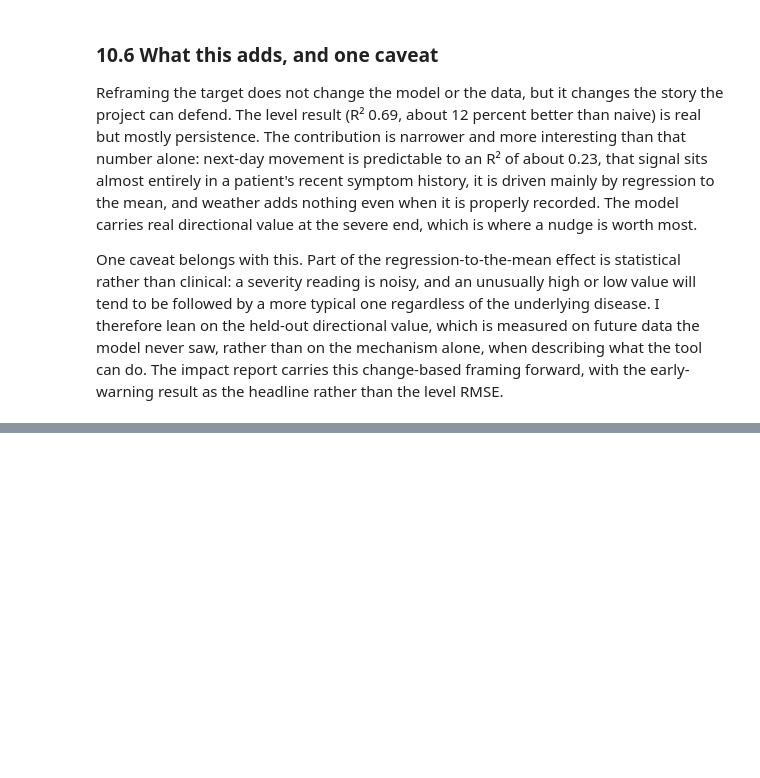
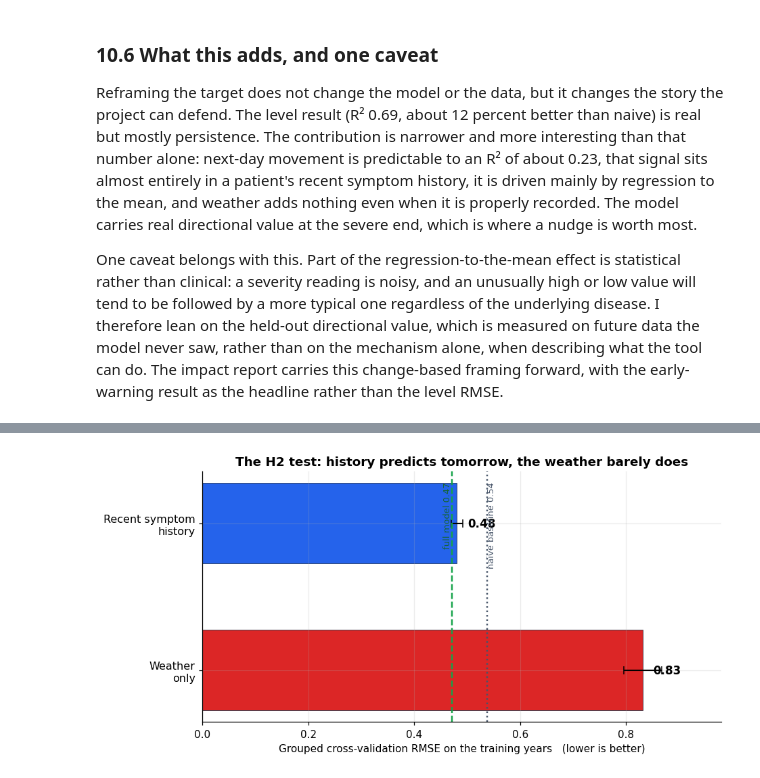
Before and after one commit to kempaviola/regression_health, a Jupyter notebook: notebooks/Viola_regression_capstone.ipynb, the cells around one changed output, grey strips where cells are left out. Cells and saved outputs as stored; diff of their text form; code cells hidden in the pictures; blank space fills up the shorter version.

```diff
--- a/notebooks/Viola_regression_capstone.ipynb
+++ b/notebooks/Viola_regression_capstone.ipynb
@@ -109,12 +219,11 @@ Row counts per `trackable_name` for the three modeling-relevant types. Names are
 text, so near-duplicates such as `Fatigue` and `Fatigue and tiredness` coexist; this is
 the raw vocabulary the daily panel later collapses into per-type counts and means.
 # %%
-FIG = ROOT / 'reports' / 'figures'; FIG.mkdir(parents=True, exist_ok=True)
 top = prof['top_trackable_names']
 fig, axes = plt.subplots(1, 3, figsize=(13, 4.2))
 for ax, t in zip(axes, ['Symptom', 'Condition', 'Treatment']):
     s = pd.Series(top[t]).head(10)[::-1]
-    ax.barh(s.index, s.values, color='#2563eb')
+    ax.barh(s.index, s.values, color=PALETTE['primary'])
     ax.set_title(f'Top {t.lower()} names'); ax.set_xlabel('rows')
 fig.tight_layout(); fig.savefig(FIG / '08_top_trackable_names.png', dpi=110); plt.show()
 print('distinct names by type:', prof['n_trackable_names_by_type'])
@@ -1528,0 +1875,33 @@ One caveat belongs with this. Part of the regression-to-the-mean effect is stati
+# %%
+# Figure 3: the H2 test. Grouped-CV RMSE of two isolated feature blocks on the training
+# years, recent symptom history against weather alone, with the full model and the naive
+# baseline drawn in for scale. All four numbers come from the setup cell's single run.
+labels = ["Recent symptom\nhistory", "Weather\nonly"]
+vals   = [hist_rmse, env_rmse]
+sds    = [hist_sd, env_sd]
+colors = [PALETTE['primary'], PALETTE['red']]
+
+fig, ax = plt.subplots(figsize=(8.6, 4.3))
+y = np.arange(len(labels))
+ax.barh(y, vals, xerr=sds, color=colors, edgecolor="#1e293b", linewidth=0.5,
+        capsize=4, height=0.55, error_kw={"elinewidth": 1.4})
+for yi, v in zip(y, vals):
+    ax.text(v + 0.02, yi, f"{v:.2f}", va="center", ha="left", fontsize=11, weight="bold")
+ax.set_yticks(y); ax.set_yticklabels(labels, fontsize=10.5)
+ax.invert_yaxis()  # history block on top
+ax.set_xlim(0, 0.98)
+ax.set_xlabel("Grouped cross-validation RMSE on the training years   (lower is better)")
+
+# Reference lines: where the full model and the do-nothing baseline land for comparison.
+trans = ax.get_xaxis_transform()
+ax.axvline(m_rmse, color=PALETTE['green'], ls="--", lw=1.6)
+ax.axvline(b_rmse, color=PALETTE['slate'], ls=":",  lw=1.6)
+ax.text(m_rmse, 0.97, f" full model {m_rmse:.2f} ", transform=trans, rotation=90,
+        color="#166534", fontsize=8.5, va="top", ha="right")
+ax.text(b_rmse, 0.97, f" naive baseline {b_rmse:.2f} ", transform=trans, rotation=90,
+        color=PALETTE['slate'], fontsize=8.5, va="top", ha="left")
+ax.set_title("The H2 test: history predicts tomorrow, the weather barely does",
+             fontsize=12, weight="bold")
+plt.tight_layout(); plt.show()
+# %% [output]
+[figure, added]
```
Also changed, not shown: parts of 59 cells of this notebook, 24 other files.
